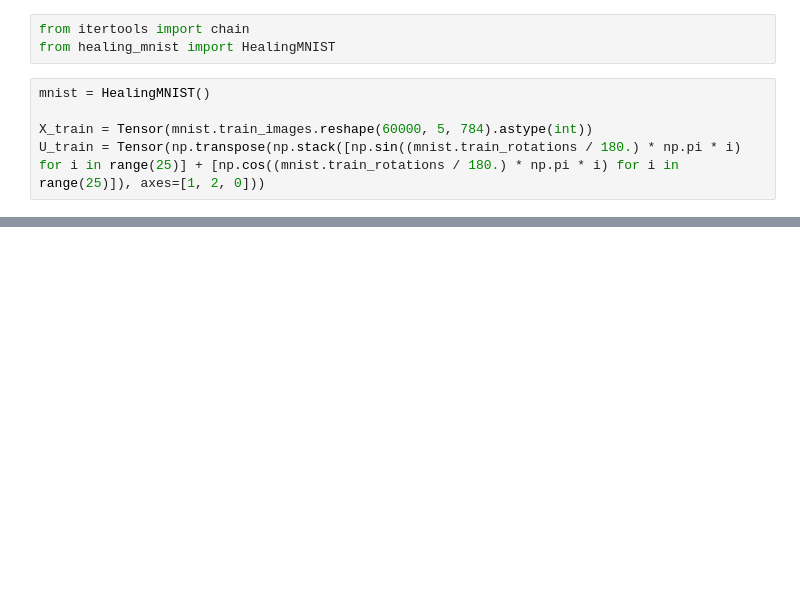
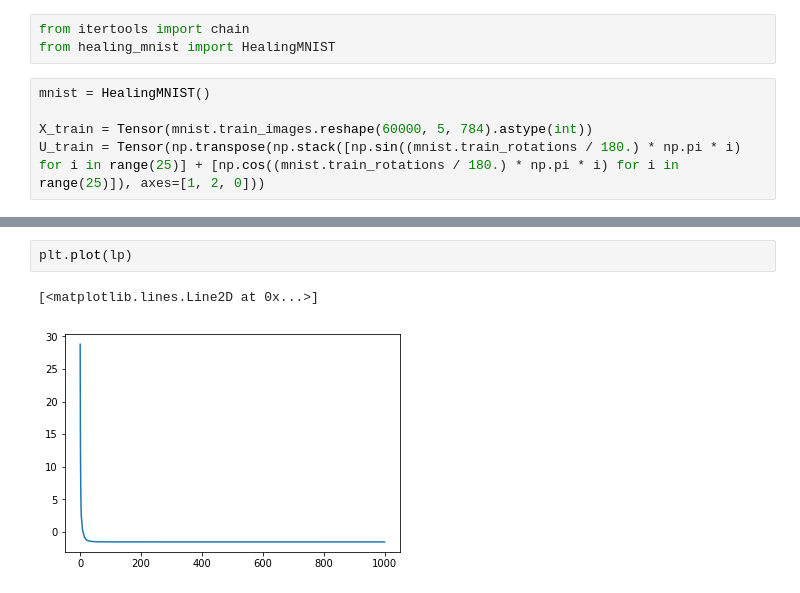
Before and after one commit to NikitaChizhov/deep_kalman_filter_for_BM, a Jupyter notebook: model.ipynb, the cells around one changed output, grey strips where cells are left out. Drawn from its saved outputs; the diff is of its cells as text; blank space fills up the shorter version.

```diff
--- a/model.ipynb
+++ b/model.ipynb
@@ -99 +117,6 @@ plt.plot(l)
+# %%
+plt.plot(lp)
+# %% [output]
+[<matplotlib.lines.Line2D at 0x...>]
+[figure, added]
 # %%
```
Also changed, not shown: parts of 12 cells of this notebook.
